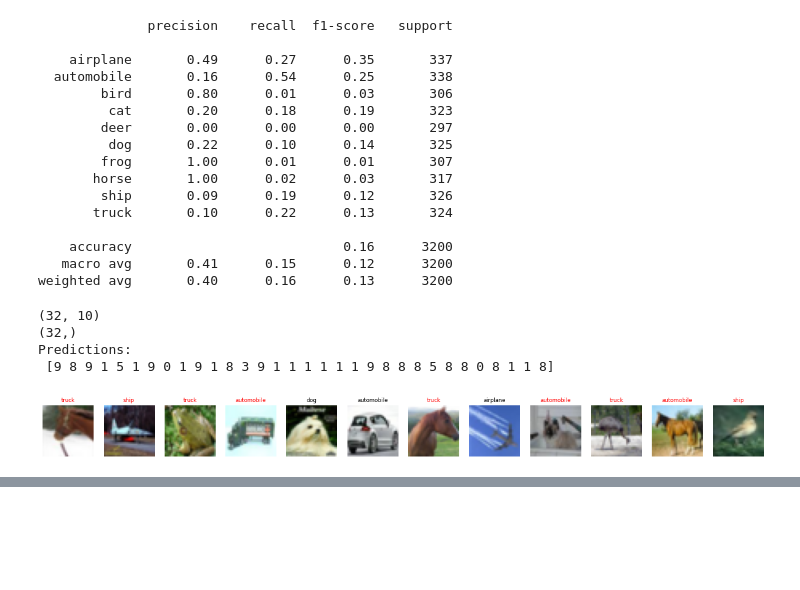
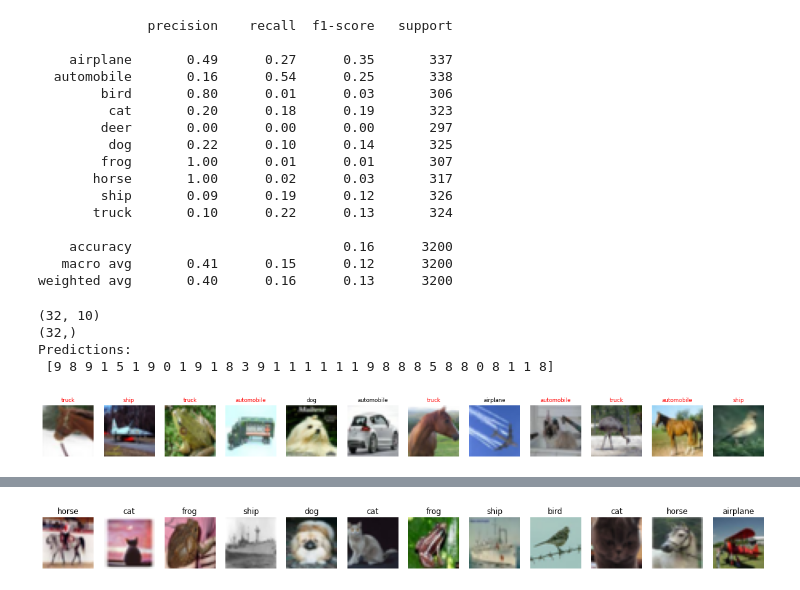
Before and after one commit to davidnol/CE6003, a Jupyter notebook: CE6003_Etivity_assignment2_David_Nolan_20146744.ipynb, the cells around one changed output, grey strips where cells are left out. Drawn from its saved outputs; the diff is of its cells as text; code cells hidden in the pictures; blank space fills up the shorter version.

```diff
--- a/CE6003_Etivity_assignment2_David_Nolan_20146744.ipynb
+++ b/CE6003_Etivity_assignment2_David_Nolan_20146744.ipynb
@@ -972,0 +1004,47 @@ Predictions:
+# %%
+# We initally load the raw training/validation/test dataset
+import tensorflow_datasets as tfds
+ds,info= tfds.load("cifar10",with_info=True)
+
+raw_train = tfds.load('cifar10', split='train[0%:90%]')
+raw_val = tfds.load('cifar10', split='train[91%:100%]')
+raw_test = tfds.load('cifar10', split='test')
+# %%
+def data_pipe(image,label):
+  image = tf.image.convert_image_dtype(image, tf.float32) # Cast and normalize the image to [0,1]
+  image = image-0.5
+  label = tf.cast(label, tf.float32)
+  return image,label
+# %%
+def gen_tr_datasets(src_dataset):
+    # Define Datasets
+    #src_dataset = src_dataset.shuffle(num_train_examples)
+    tr_dataset = src_dataset.map(lambda x: (x['image'],x['label']))
+    tr_dataset = tr_dataset.map(data_pipe)
+    tr_dataset = tr_dataset.batch(batch_size)
+    return tr_dataset
+
+def gen_val_datasets(src_dataset):
+    # Define Datasets
+    test_dataset = src_dataset.map(lambda x: (x['image'],x['label']))
+    test_dataset = test_dataset.map(data_pipe)
+    test_dataset = test_dataset.batch(batch_size)
+    return test_dataset
+# Generate the datasets
+train_dataset = gen_tr_datasets(raw_train)
+val_dataset = gen_val_datasets(raw_val)
+test_dataset = gen_val_datasets(raw_test)
+# %%
+type(train_dataset)
+
+i=0
+n_plots = 12 # number of plots
+f, axarr = plt.subplots(1,n_plots,figsize=(20,10))
+
+for image, label in train_dataset.take(n_plots):  # Only take a single example
+  axarr[i].imshow(image[0,:,:,:]+0.5)  #*255)   #+128
+  axarr[i].axis('off')
+  axarr[i].title.set_text(label_str[int(label[0])])
+  i = i+1
+# %% [output]
+[figure, added]
```
Also changed, not shown: parts of 19 cells of this notebook.
